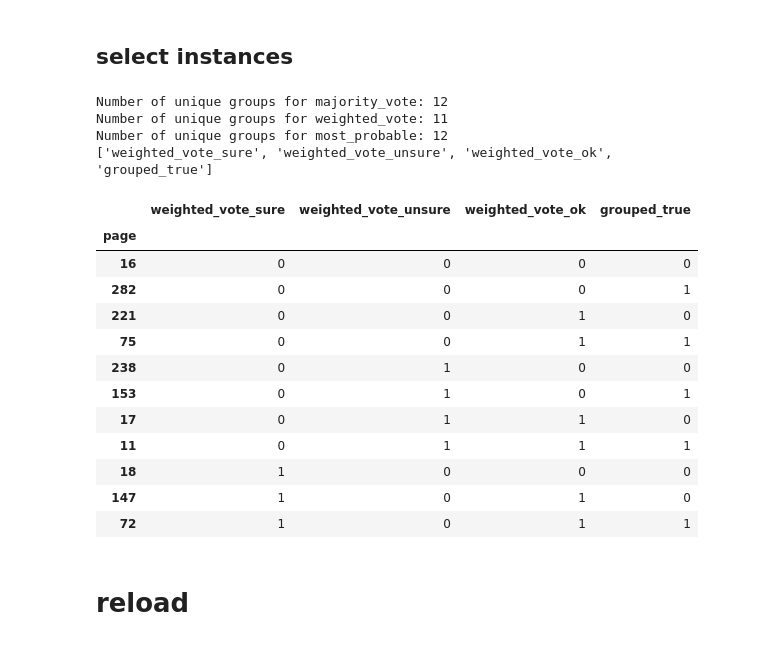
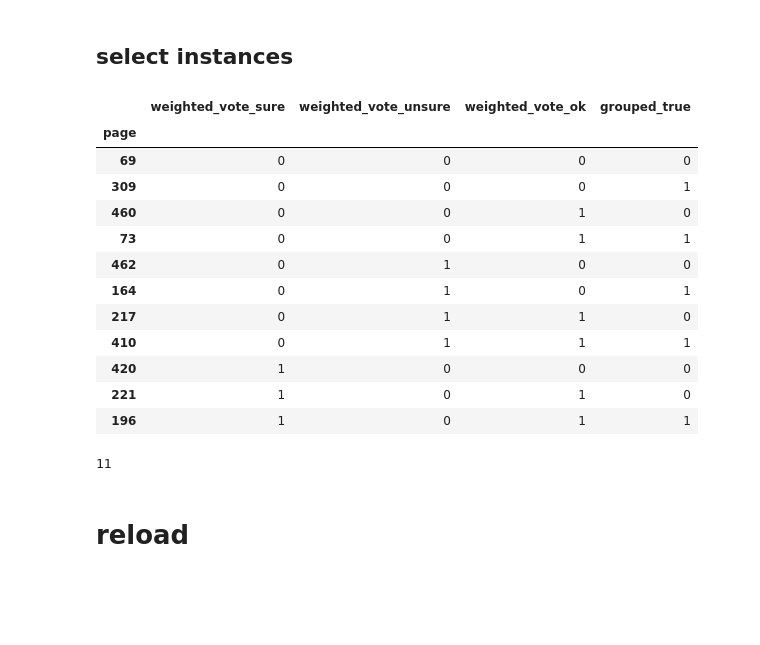
Before and after one commit to gitMorelli/gender_detection, a Jupyter notebook: notebooks/evaluation/evaluation_pipeline.ipynb, the cells around one changed output. Cells and saved outputs as stored; diff of their text form; code cells hidden in the pictures; blank space fills up the shorter version.

```diff
--- a/notebooks/evaluation/evaluation_pipeline.ipynb
+++ b/notebooks/evaluation/evaluation_pipeline.ipynb
@@ -69,23 +111,17 @@ selected_metric='weighted_vote'
 if kind == 'body':
     selected_metric = 'most_probable'  # Use the metric you want to analyze
 # %%
-evaluation_mode = 'backbone_only' #full_model
 calibrate=False
 threshold=0.5
 
-head_type = 'pytorch'  # 'sklearn' or 'pytorch' or none
-selected_classification_head = 'MLPClassifier1'#'MLPClassifier1'#'TransformerClassifier'#'1DCNNClassifier'#'MLPClassifier2'
-model_parameters = {
-    'n_neurons':128,
-    #'hidden_sizes': [256,128, 64],  # Hidden sizes for MLPClassifier2
-    'dropout':0.4,
-    'with_input_norm': 'batch_norm',  # Whether to use input normalization 'batch_norm' , None
-    'mean': mean,  # Mean for input normalization
-    'scale': scale,  # Scale for input normalization
-}
 if evaluation_mode == 'backbone_only':
+    train_filename,val_filename, test_filename = file_IO.load_input_files(source_path,selected_FE,kind,suffix,custom_pretrained=custom_pretrained)
+    mean,scale = model_utils.get_normalization_parameters(train_filename)
+    model_parameters['mean']=mean
+    model_parameters['scale']=scale
+
     classification_head, val_df = data_loading.load_classification_head(selected_FE,selected_classification_head,head_type,
-                                                                    validation_mode,train_filename, source_path,**model_parameters)
+                                                                    validation_mode,train_filename, source_path,**model_parameters,custom_pretrained=custom_pretrained)
     if use_external_validation:
         if use_test_private:
             val_df = pd.read_csv(test_filename)
@@ -104,4 +140,9 @@ if evaluation_mode == 'backbone_only':
     #val_df_test = val_df.groupby('page').head(40).reset_index(drop=True)
 
     #res_df=evaluation_utils.compute_predictions_and_uncertainties(classification_head, val_df, head_type,calibrate=True,threshold=0.5)
-    res_df=evaluation_utils.compute_predictions_and_uncertainties(classification_head, val_df, head_type,calibrate=calibrate,threshold=threshold)
+    res_df,out_results=evaluation_utils.compute_predictions_and_uncertainties(classification_head, val_df, head_type,calibrate=calibrate,
+                                                                              threshold=threshold, list_of_metrics=list_of_metrics)
+    print(res_df.columns)
+    print(out_results)
+
+    file_IO.save_dict_to_txt(out_results, search_dir + "accuracies_on_test_set.txt")
@@ -565,0 +498,5 @@ Accuracy (calibrated): 0.7122
+# %%
+class_split_page = evaluation_utils.group_instances(res_df,level='page',list_of_metrics=list_of_metrics)
+print(class_split_page.columns)
+class_split_patch = evaluation_utils.group_instances(res_df,level='patch',list_of_metrics=list_of_metrics)
+print(class_split_patch.columns)
@@ -566,33 +524,26 @@ Accuracy (calibrated): 0.7122
 # %% [markdown]
 ## select instances
 # %%
-selected = evaluation_utils.select_instances(res_df, selected_metric)
-
-base_dir=source_path + f'/outputs/online_deep_feature_extraction/{selected_FE}/representation_extraction/'
-if head_type == 'sklearn':
-    search_dir = base_dir+f'sklearn_model_trained_on_rep/{selected_classification_head}/'
-else:
-    search_dir = base_dir+f'torch_model_trained_on_rep/{selected_classification_head}/'
+selected = evaluation_utils.select_for_explanation(class_split_page, selected_metric)
 selected.to_csv(search_dir+f'selected_instances_{selected_metric}.csv', index=False)
-file_IO.save_args(args,search_dir)  # Save the arguments to a file
 # %% [output]
-Number of unique groups for majority_vote: 12
-Number of unique groups for weighted_vote: 11
-Number of unique groups for most_probable: 12
-['weighted_vote_sure', 'weighted_vote_unsure', 'weighted_vote_ok', 'grouped_true']
 |  | weighted_vote_sure | weighted_vote_unsure | weighted_vote_ok | grouped_true |
 | page |  |  |  |  |
-| 16 | 0 | 0 | 0 | 0 |
-| 282 | 0 | 0 | 0 | 1 |
-| 221 | 0 | 0 | 1 | 0 |
-| 75 | 0 | 0 | 1 | 1 |
-| 238 | 0 | 1 | 0 | 0 |
-| 153 | 0 | 1 | 0 | 1 |
-| 17 | 0 | 1 | 1 | 0 |
-| 11 | 0 | 1 | 1 | 1 |
-| 18 | 1 | 0 | 0 | 0 |
-| 147 | 1 | 0 | 1 | 0 |
-| 72 | 1 | 0 | 1 | 1 |
+| 69 | 0 | 0 | 0 | 0 |
+| 309 | 0 | 0 | 0 | 1 |
+| 460 | 0 | 0 | 1 | 0 |
+| 73 | 0 | 0 | 1 | 1 |
+| 462 | 0 | 1 | 0 | 0 |
+| 164 | 0 | 1 | 0 | 1 |
+| 217 | 0 | 1 | 1 | 0 |
+| 410 | 0 | 1 | 1 | 1 |
+| 420 | 1 | 0 | 0 | 0 |
+| 221 | 1 | 0 | 1 | 0 |
+| 196 | 1 | 0 | 1 | 1 |
+# %%
+len(selected)
+# %% [output]
+11
 # %% [markdown]
 # reload
 # %%
```
Also changed, not shown: parts of 28 cells of this notebook, 27 other files.
